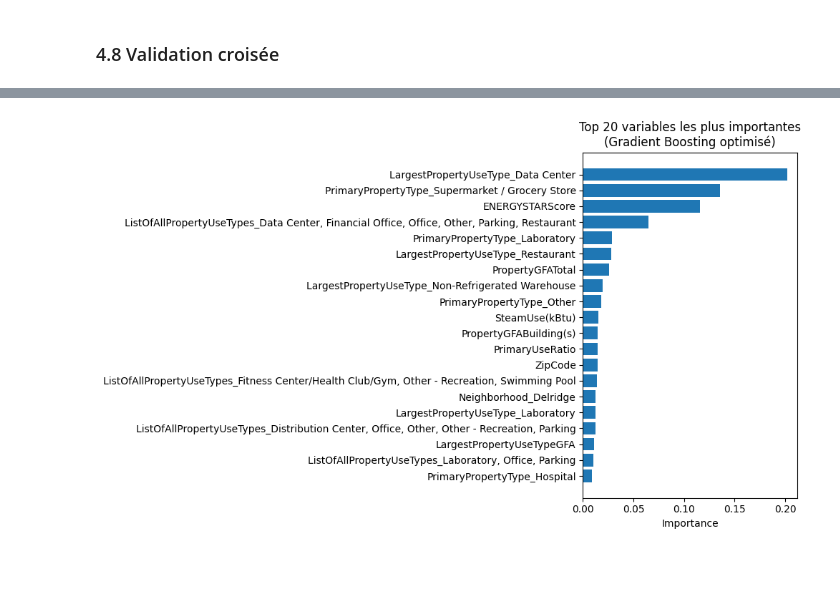
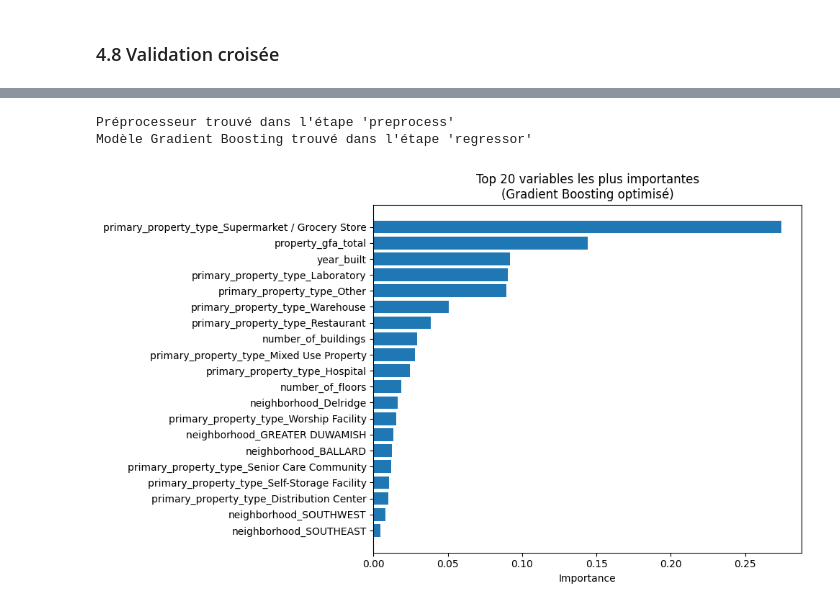
Before and after one commit to Melkia44/P6, a Jupyter notebook: TrainTest.ipynb, the cells around one changed output, grey strips where cells are left out. Cells and saved outputs as stored; diff of their text form; code cells hidden in the pictures; blank space fills up the shorter version.

Commit message:
modif model final retenu

```diff
--- a/TrainTest.ipynb
+++ b/TrainTest.ipynb
@@ -501,22 +447,28 @@ Cette configuration représente **27 combinaisons × 5 folds = 135 entraînement
 # %%
-# Grille principale – Gradient Boosting Optimisé
+from sklearn.model_selection import GridSearchCV
+
+# -------------------------
+# Grille principale – Gradient Boosting optimisé
+# -------------------------
 param_grid = {
     "regressor__n_estimators": [200, 300, 400],
     "regressor__learning_rate": [0.05, 0.10, 0.20],
     "regressor__max_depth": [2, 3, 4],
 }
 
-grid_search = GridSearchCV(
+grid_search_gb = GridSearchCV(
     estimator=model_gb,
     param_grid=param_grid,
     cv=5,
-    scoring="neg_root_mean_squared_error",  # RMSE
+    scoring="neg_root_mean_squared_error",  # optimisation du RMSE
     n_jobs=-1
 )
 
-grid_search.fit(X_train, y_train)
+# Entraînement GridSearch
+grid_search_gb.fit(X_train, y_train)
 
-print("GridSearch principale OK")
-print("Best params :", grid_search.best_params_)
-print("Best RMSE CV :", -grid_search.best_score_)
+# Résultats
+print("GridSearch Gradient Boosting OK")
+print("Meilleurs hyperparamètres :", grid_search_gb.best_params_)
+print("Meilleur RMSE (CV) :", -grid_search_gb.best_score_)
 # %% [output]
@@ -559,45 +578,63 @@ Le MAPE doit être interprété avec prudence dans ce contexte, car la cible peu
 import numpy as np
 import pandas as pd
 import matplotlib.pyplot as plt
+from sklearn.compose import ColumnTransformer
+from sklearn.ensemble import GradientBoostingRegressor
 
-# 1) Récupérer le meilleur pipeline depuis le GridSearch
-best_model = grid_search.best_estimator_
+# 1) Meilleur pipeline Gradient Boosting trouvé par GridSearch
+best_model = grid_search_gb.best_estimator_
 
-# 2) Séparer préprocesseur et régleur
-preprocessor = best_model.named_steps["preprocessor"]
-regressor = best_model.named_steps["regressor"]
+# 2) Retrouver automatiquement le préprocesseur et le modèle dans le pipeline
+preprocessor = None
+regressor = None
 
-# 3) Noms des variables numériques (après transformation)
+for name, step in best_model.named_steps.items():
+    if isinstance(step, ColumnTransformer):
+        preprocessor = step
+        print(f"Préprocesseur trouvé dans l'étape '{name}'")
+    if isinstance(step, GradientBoostingRegressor):
+        regressor = step
+        print(f"Modèle Gradient Boosting trouvé dans l'étape '{name}'")
+
+if preprocessor is None or regressor is None:
+    raise RuntimeError(
+        "Impossible de retrouver le préprocesseur ou le modèle Gradient Boosting dans le pipeline."
+    )
+
+# 3) Variables numériques d’origine
 num_features = np.array(numeric_features)
 
-# 4) Noms des variables catégorielles après OneHotEncoder
+# 4) Variables catégorielles après OneHotEncoder
 cat_encoder = preprocessor.named_transformers_["cat"]
 cat_features = cat_encoder.get_feature_names_out(categorical_features)
 
-# 5) Concaténation des noms de features
+# 5) Liste finale des features utilisées par le modèle
 feature_names = np.concatenate([num_features, cat_features])
 
-# 6) Importances renvoyées par le GradientBoosting
+# 6) Importances calculées par Gradient Boosting
 importances = regressor.feature_importances_
 
+# 7) Construction du tableau d'importance
 feat_imp = (
     pd.DataFrame({"feature": feature_names, "importance": importances})
     .sort_values("importance", ascending=False)
 )
 
-# 7) Afficher les 20 variables les plus importantes
+# 8) Affichage des 20 variables les plus importantes
 top_n = 20
 feat_top = feat_imp.head(top_n)
 
 plt.figure(figsize=(10, 6))
 plt.barh(feat_top["feature"], feat_top["importance"])
 plt.gca().invert_yaxis()
 plt.xlabel("Importance")
 plt.title(f"Top {top_n} variables les plus importantes\n(Gradient Boosting optimisé)")
 plt.tight_layout()
 plt.show()
 
 feat_top
 # %% [output]
+Préprocesseur trouvé dans l'étape 'preprocess'
+Modèle Gradient Boosting trouvé dans l'étape 'regressor'
-[figure, old version]
+[figure, new version]
 |  | feature | importance |
```
Also changed, not shown: parts of 32 cells of this notebook, 3 other files.
